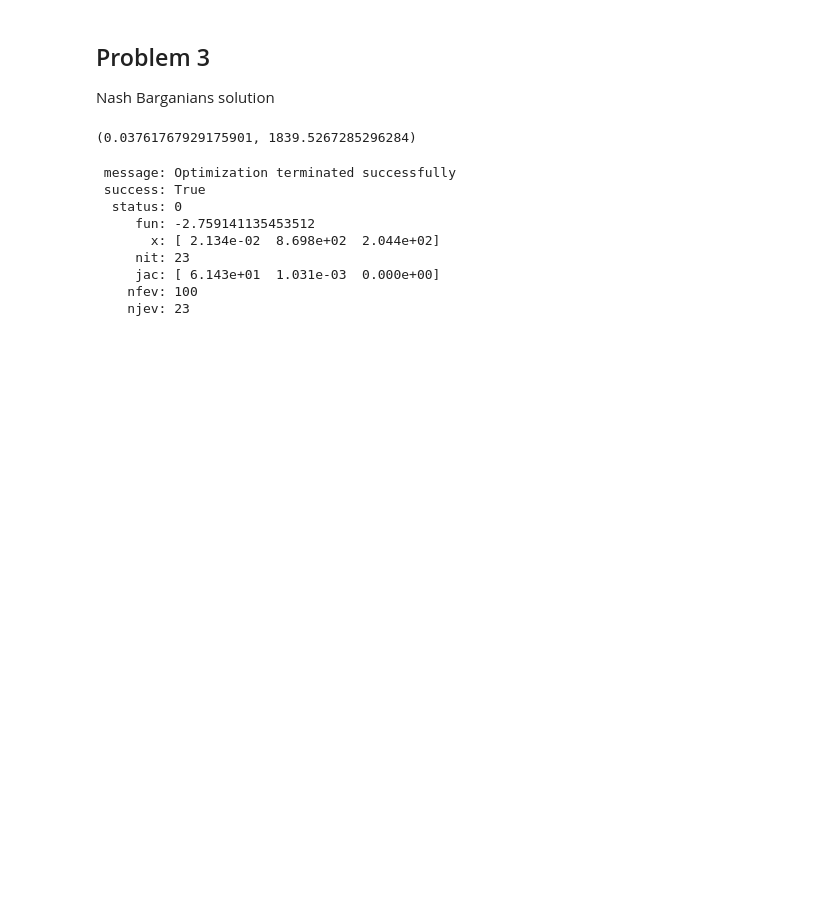
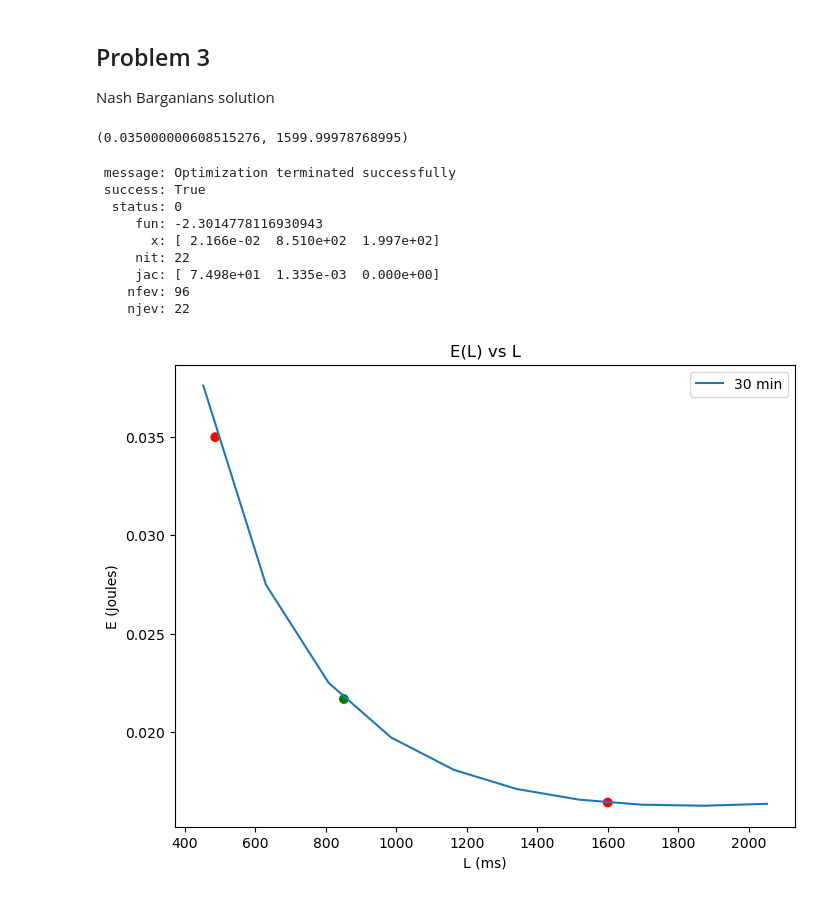
Before and after one commit to M3lo00/TOML_Homeworks, a Jupyter notebook: Homework2/hw2-1.ipynb, the cells around one changed output. Drawn from its saved outputs; the diff is of its cells as text; code cells hidden in the pictures; blank space fills up the shorter version.

```diff
--- a/Homework2/hw2-1.ipynb
+++ b/Homework2/hw2-1.ipynb
@@ -198,7 +198,7 @@ obj = E_xmac
 l_xmac = beta1 * Tw + beta2
 # %%
 # [100, 5000]
-l_max = 5000
+l_max = 1600
 # %%
 Ttx = Tw /(Tps + Tal) * ((Tps + Tal)/2) + Tack + Tdata
 # %%
@@ -251,7 +251,7 @@ obj = l_xmac
 E_xmac = alpha1 / Tw + alpha2 * Tw + alpha3
 # %%
 # [0.05, 0.5]
-E_budget = 0.1
+E_budget = 0.035
 # %%
 constraints = [
     E_xmac <= E_budget,
@@ -300,7 +300,7 @@ from scipy.optimize import minimize
 # %%
 E_worst, L_worst
 # %% [output]
-(0.03761767929175901, 1839.5267285296284)
+(0.035000000608515276, 1599.99978768995)
 # %%
 # variables E_1, L_1, T_w
 # maximize f -> minimize -f
@@ -326,14 +326,44 @@ cons = (
 )
 # %%
 x0 = [E_best,L_best,250]
-print(minimize(fun, x0, method='SLSQP', constraints=cons, bounds=((0, Emax), (0, Lmax), (Tw_min, Tw_max))))
+results=minimize(fun, x0, method='SLSQP', constraints=cons, bounds=((0, Emax), (0, Lmax), (Tw_min, Tw_max)))
+E_opt, L_opt, Tw_opt=results.x
+results
 # %% [output]
  message: Optimization terminated successfully
  success: True
   status: 0
-     fun: -2.759141135453512
-       x: [ 2.134e-02  8.698e+02  2.044e+02]
-     nit: 23
-     jac: [ 6.143e+01  1.031e-03  0.000e+00]
-    nfev: 100
-    njev: 23
+     fun: -2.3014778116930943
+       x: [ 2.166e-02  8.510e+02  1.997e+02]
+     nit: 22
+     jac: [ 7.498e+01  1.335e-03  0.000e+00]
+    nfev: 96
+    njev: 22
+# %%
+#fig, ax = plt.subplots(2, 1, figsize=(8, 8))
+# ax[0].plot(data[30]['Tws'], data[30]['Es'], label=f"{30} min")
+# ax[1].plot(data[30]['Tws'], data[30]['Ls'], label=f"{30} min")
+# ax[0].set_xlabel("Tw (ms)")
+# ax[0].set_ylabel("E (Joules)")
+# ax[0].set_title("E(Tw) vs Tw")
+# ax[0].legend()
+# ax[1].set_xlabel("Tw (ms)")
+# ax[1].set_ylabel("L (ms)")
+# ax[1].set_title("L(Tw) vs Tw")
+# ax[1].legend()
+# plt.tight_layout()
+# plt.show()
+
+# Plot E(L) as a function of L
+fig, ax = plt.subplots(figsize=(8, 6))
+L_vals = np.array(data[30]['Ls'])
+E_vals = np.array(data[30]['Es'])
+ax.plot(L_vals, E_vals, label=f"{30} min")
+ax.set_xlabel("L (ms)")
+ax.set_ylabel("E (Joules)")
+ax.set_title("E(L) vs L")
+ax.legend()
+ax.scatter([L_best, L_opt, L_worst], [E_worst, E_opt, E_best], color=['red', 'green', 'red'])
+plt.show()
+# %% [output]
+[figure, added]
```
Also changed, not shown: parts of 4 cells of this notebook.
